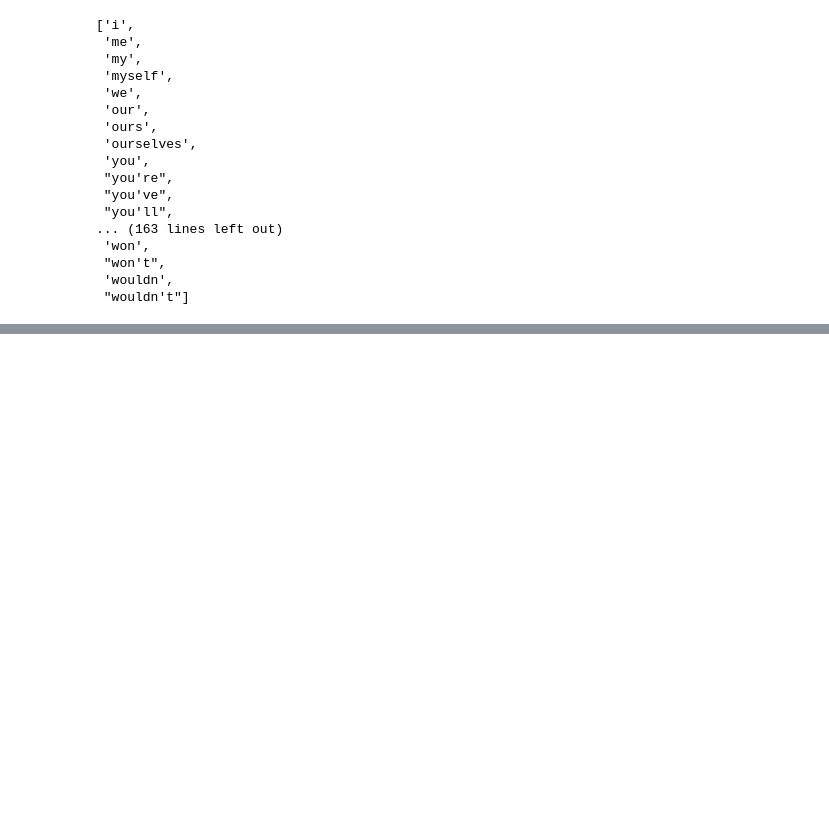
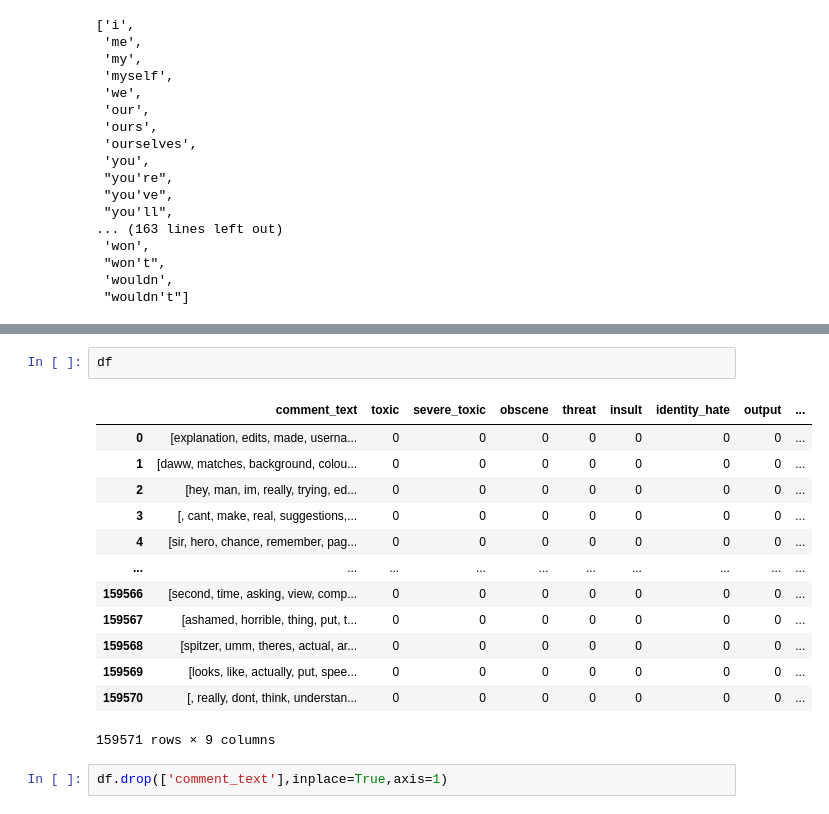
Before and after one commit to Sanskrita2001/hate-comment-classifier, a Jupyter notebook: Hate Comment Classifier.ipynb, the cells around one changed output, grey strips where cells are left out. Drawn from its saved outputs; the diff is of its cells as text; blank space fills up the shorter version.

```diff
--- a/Hate Comment Classifier.ipynb
+++ b/Hate Comment Classifier.ipynb
@@ -256,0 +314,18 @@ df.head(20)
+# %%
+df
+# %% [output]
+|  | comment_text | toxic | severe_toxic | obscene | threat | insult | identity_hate | output | ... |
+| 0 | [explanation, edits, made, userna... | 0 | 0 | 0 | 0 | 0 | 0 | 0 | ... |
+| 1 | [daww, matches, background, colou... | 0 | 0 | 0 | 0 | 0 | 0 | 0 | ... |
+| 2 | [hey, man, im, really, trying, ed... | 0 | 0 | 0 | 0 | 0 | 0 | 0 | ... |
+| 3 | [, cant, make, real, suggestions,... | 0 | 0 | 0 | 0 | 0 | 0 | 0 | ... |
+| 4 | [sir, hero, chance, remember, pag... | 0 | 0 | 0 | 0 | 0 | 0 | 0 | ... |
+| ... | ... | ... | ... | ... | ... | ... | ... | ... | ... |
+| 159566 | [second, time, asking, view, comp... | 0 | 0 | 0 | 0 | 0 | 0 | 0 | ... |
+| 159567 | [ashamed, horrible, thing, put, t... | 0 | 0 | 0 | 0 | 0 | 0 | 0 | ... |
+| 159568 | [spitzer, umm, theres, actual, ar... | 0 | 0 | 0 | 0 | 0 | 0 | 0 | ... |
+| 159569 | [looks, like, actually, put, spee... | 0 | 0 | 0 | 0 | 0 | 0 | 0 | ... |
+| 159570 | [, really, dont, think, understan... | 0 | 0 | 0 | 0 | 0 | 0 | 0 | ... |
+159571 rows × 9 columns
+# %%
+df.drop(['comment_text'],inplace=True,axis=1)
```
Also changed, not shown: parts of 39 cells of this notebook.
